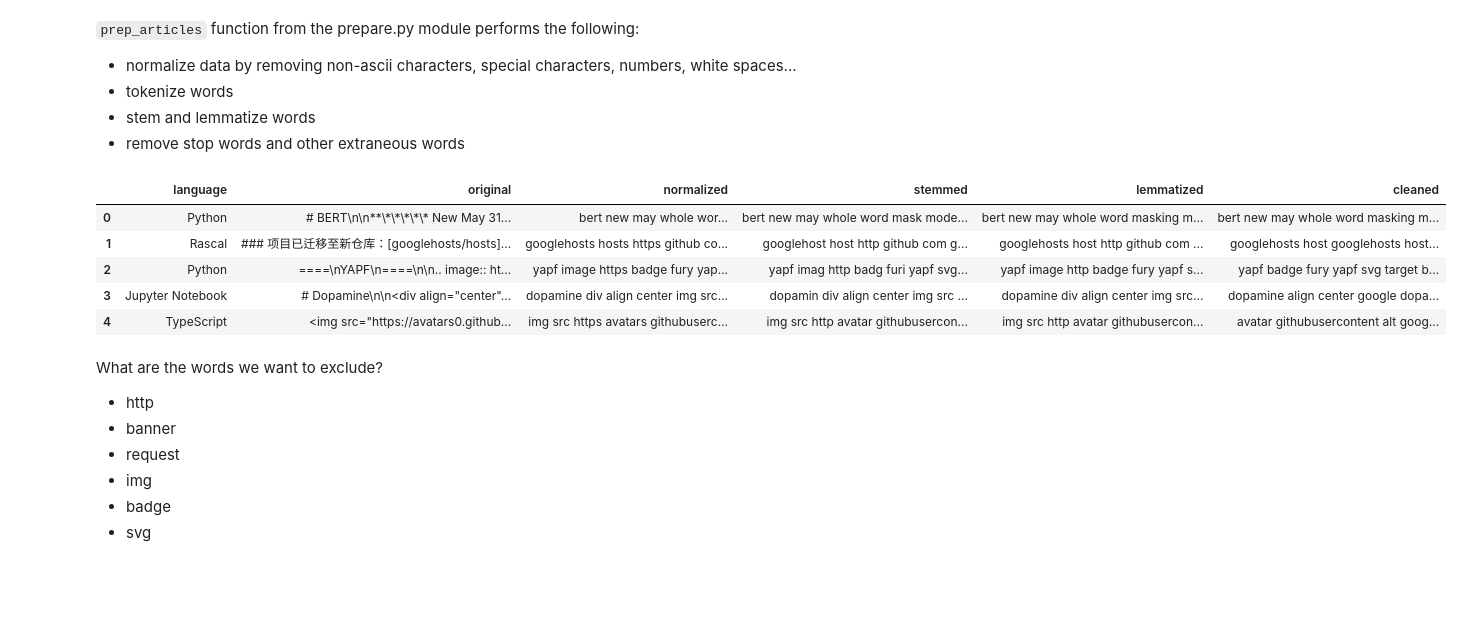
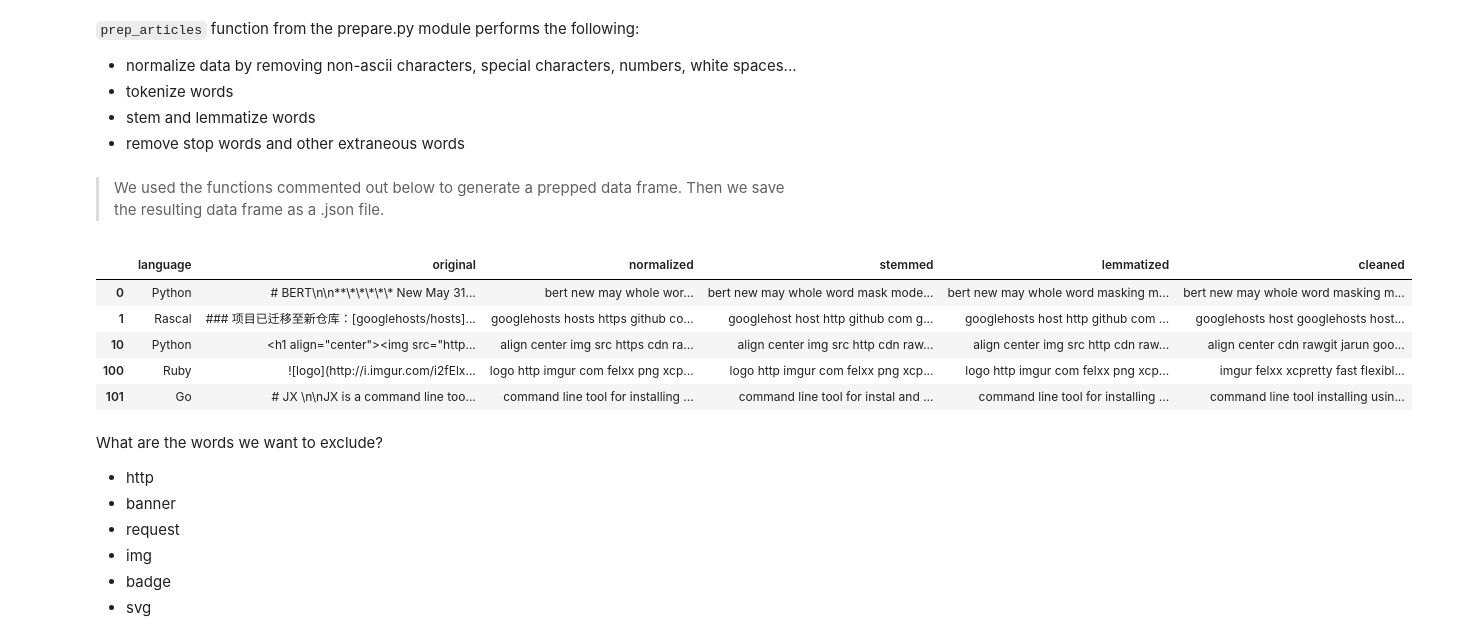
Before and after one commit to pellegrino-nlp/nlp_project, a Jupyter notebook: working_file.ipynb, the cells around one changed output. Saved outputs shown, nothing was run; the diff lists cells and outputs as text; code cells hidden in the pictures; blank space fills up the shorter version.

```diff
--- a/working_file.ipynb
+++ b/working_file.ipynb
@@ -56,0 +55,2 @@ df = df[df.readme_contents.notnull()]
+# %% [markdown]
+> We used the functions commented out below to generate a prepped data frame. Then we save the resulting data frame as a .json file.
@@ -57,10 +61,10 @@ df = df[df.readme_contents.notnull()]
 # %%
-df = prepare.prep_articles(df)
+df = pd.read_json("prepped_df.json")
 df.head()
 # %% [output]
 |  | language | original | normalized | stemmed | lemmatized | cleaned |
 | 0 | Python | # BERT\n\n**\*\*\*\*\* New May 31... | bert new may whole wor... | bert new may whole word mask mode... | bert new may whole word masking m... | bert new may whole word masking m... |
 | 1 | Rascal | ### 项目已迁移至新仓库：[googlehosts/hosts]... | googlehosts hosts https github co... | googlehost host http github com g... | googlehosts host http github com ... | googlehosts host googlehosts host... |
-| 2 | Python | ====\nYAPF\n====\n\n.. image:: ht... | yapf image https badge fury yap... | yapf imag http badg furi yapf svg... | yapf image http badge fury yapf s... | yapf badge fury yapf svg target b... |
-| 3 | Jupyter Notebook | # Dopamine\n\n<div align="center"... | dopamine div align center img src... | dopamin div align center img src ... | dopamine div align center img src... | dopamine align center google dopa... |
-| 4 | TypeScript | <img src="https://avatars0.github... | img src https avatars githubuserc... | img src http avatar githubusercon... | img src http avatar githubusercon... | avatar githubusercontent alt goog... |
+| 10 | Python | <h1 align="center"><img src="http... | align center img src https cdn ra... | align center img src http cdn raw... | align center img src http cdn raw... | align center cdn rawgit jarun goo... |
+| 100 | Ruby | ![logo](http://i.imgur.com/i2fElx... | logo http imgur com felxx png xcp... | logo http imgur com felxx png xcp... | logo http imgur com felxx png xcp... | imgur felxx xcpretty fast flexibl... |
+| 101 | Go | # JX \n\nJX is a command line too... | command line tool for installing ... | command line tool for instal and ... | command line tool for installing ... | command line tool installing usin... |
```
Also changed, not shown: parts of 14 cells of this notebook, 1 other file.
